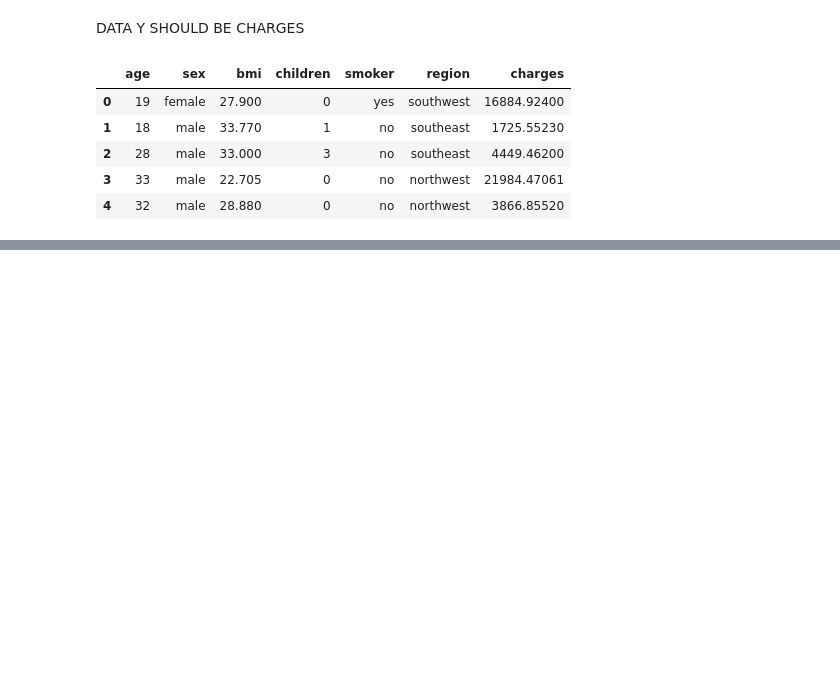
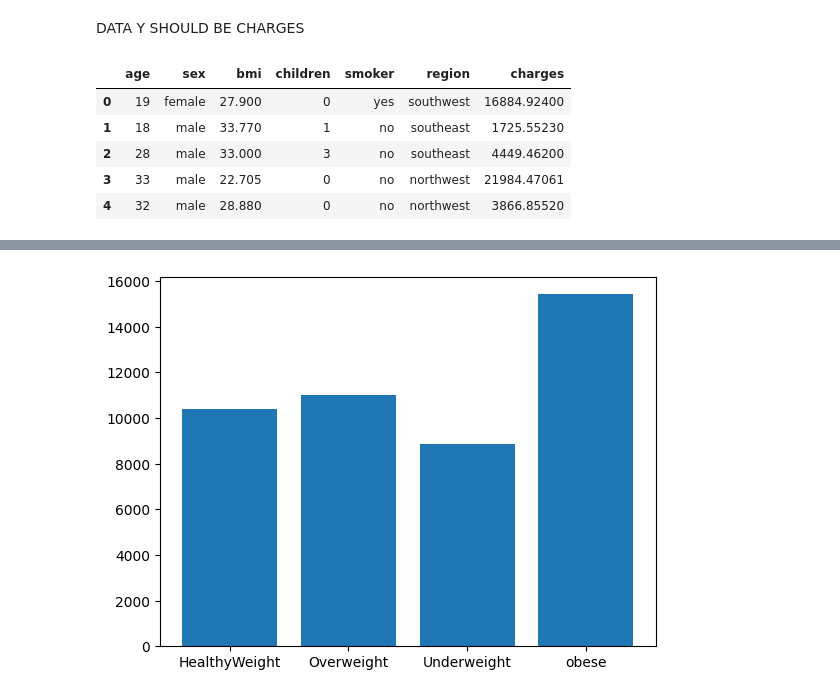
Before and after one commit to Pragatisharma100/Upflairs.github.io, a Jupyter notebook: Insurance Project/insurance.ipynb, the cells around one changed output, grey strips where cells are left out. Cells and saved outputs as stored; diff of their text form; code cells hidden in the pictures; blank space fills up the shorter version.

```diff
--- a/Insurance Project/insurance.ipynb
+++ b/Insurance Project/insurance.ipynb
@@ -27,0 +191,3 @@ https://youtu.be/xkhUH9Fx2z8?si=z7gnGyMoQtSiZdSe
+# %%
+healthy_group=df.groupby("healthy_category")
+healthy_group
@@ -27,0 +205,2 @@ https://youtu.be/xkhUH9Fx2z8?si=z7gnGyMoQtSiZdSe
+# %%
+healthy_analysis=healthy_group['charges'].agg(min_charges='min',max_charges='max',mean_charges='mean')
@@ -27,0 +216,9 @@ https://youtu.be/xkhUH9Fx2z8?si=z7gnGyMoQtSiZdSe
+# %%
+health_classes=list(healthy_analysis.index)
+# %%
+average_charges=(healthy_analysis["mean_charges"].values)
+# %%
+plt.bar(health_classes,average_charges)
+plt.show()
+# %% [output]
+[figure, added]
```
Also changed, not shown: parts of 75 cells of this notebook, 23 other files.
